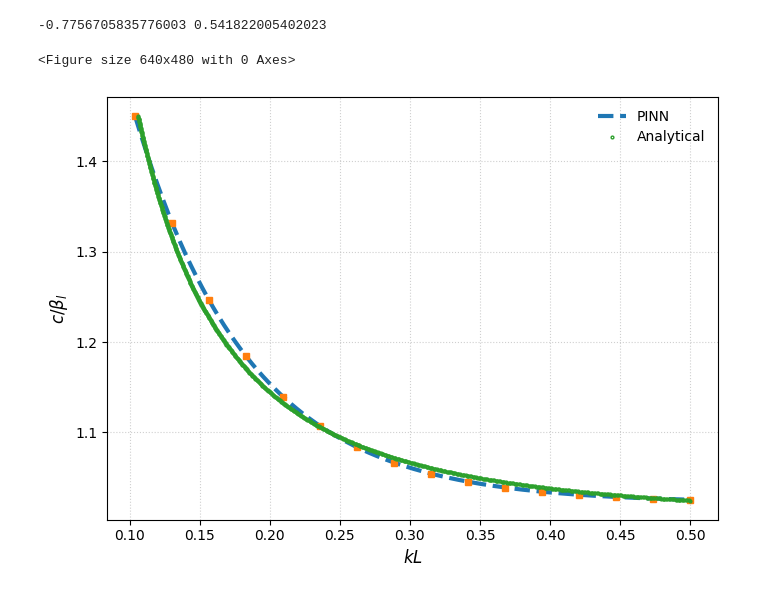
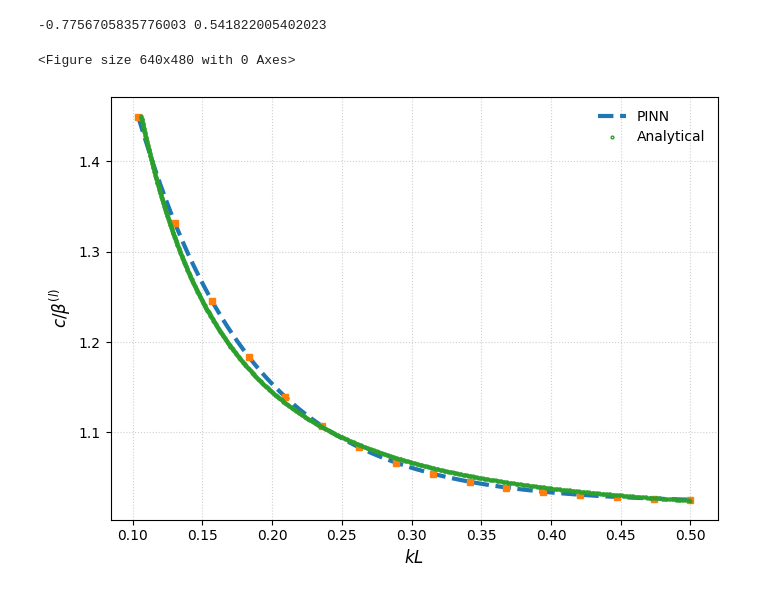
Before and after one commit to tdiksha758-png/pinn_FGM_loosley, a Jupyter notebook: experiments/pinn_loosley_code.ipynb, the cells around one changed output. Cells and saved outputs as stored; diff of their text form; code cells hidden in the pictures.

```diff
--- a/experiments/pinn_loosley_code.ipynb
+++ b/experiments/pinn_loosley_code.ipynb
@@ -656,32 +689,32 @@ idx_p = np.argsort(kH)
 kH_sorted = kH[idx_p]
 c_pinn_sorted = c_pinn[idx_p]
 
 kH_smooth = np.linspace(kH_sorted.min(), kH_sorted.max(), 300)
 spline = make_interp_spline(kH_sorted, c_pinn_sorted, k=2)
 c_pinn_smooth = spline(kH_smooth)
 
 # ==============================
 # FINAL PLOT
 # ==============================
 plt.figure(figsize=(7,5))
 
 # PINN
 plt.plot(kH_smooth, c_pinn_smooth, '--', linewidth=3, label='PINN')
 plt.plot(kH, c_pinn, 's', markersize=5)
 
 # Analytical
 plt.plot(kH_ana, c_ana, 'o',
          markerfacecolor='none',
          markersize=2, label='Analytical')
 
 plt.xlabel(r'$kL$', fontsize=12)
-plt.ylabel(r'$c/\beta_l$', fontsize=12)
+plt.ylabel(r'$c/\beta^{(l)}$', fontsize=12)
 
 plt.grid(True, linestyle=':', alpha=0.6)
 plt.legend(frameon=False)
 
 plt.tight_layout()
 plt.show()
 # %% [output]
 <Figure size 640x480 with 0 Axes>
-[figure, old version]
+[figure, new version]
```
Also changed, not shown: parts of 9 cells of this notebook, 4 other files.
